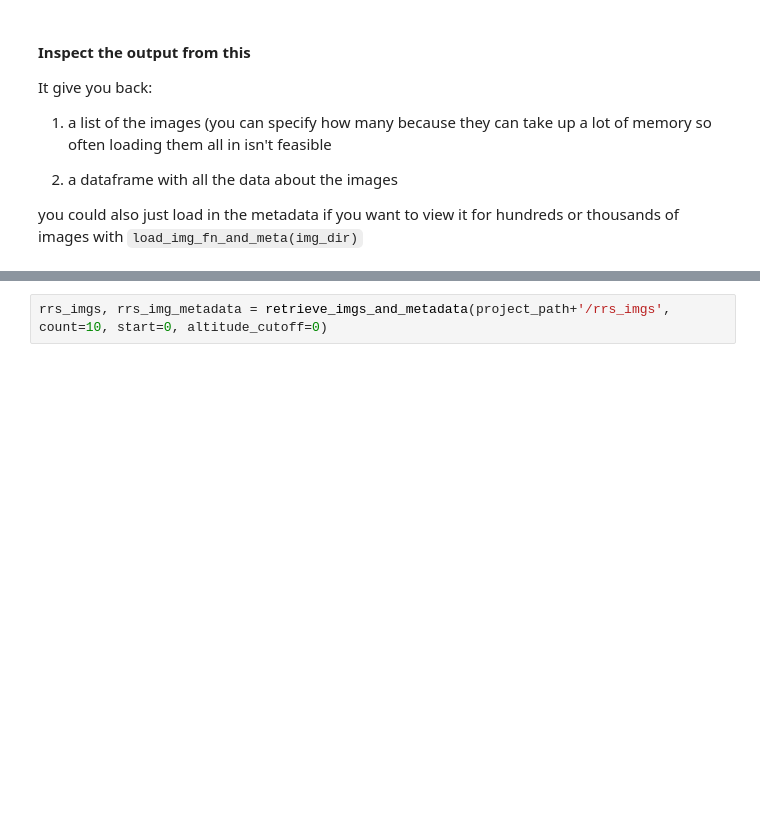
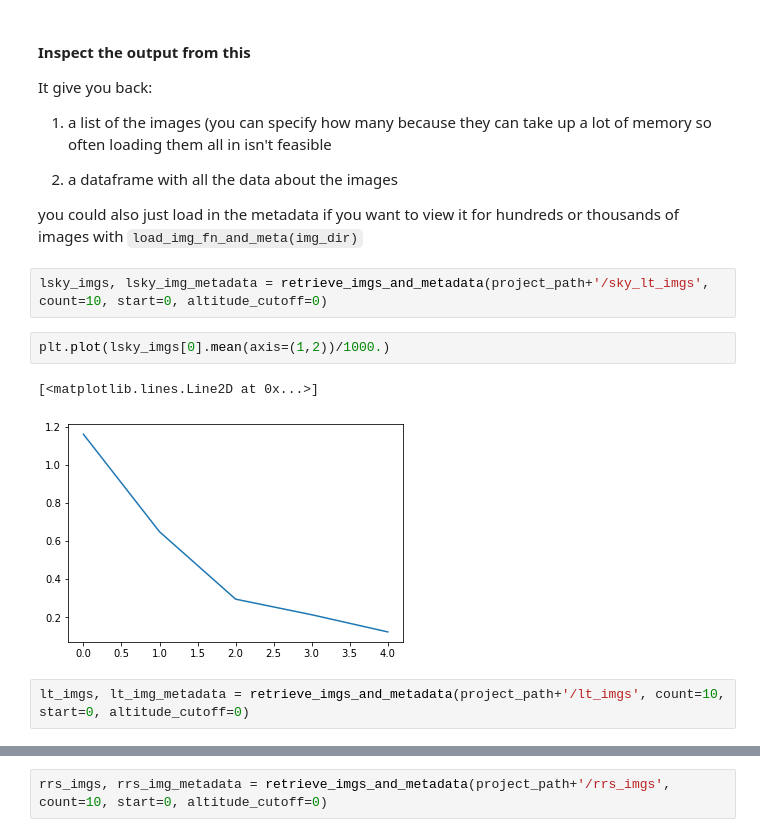
Before and after one commit to aewindle110/DroneWQ, a Jupyter notebook: UAS_radiometry_processing_v3.ipynb, the cells around one changed output, grey strips where cells are left out. Drawn from its saved outputs; the diff is of its cells as text; blank space fills up the shorter version.

```diff
--- a/UAS_radiometry_processing_v3.ipynb
+++ b/UAS_radiometry_processing_v3.ipynb
@@ -94,3 +144,12 @@ It give you back:
 2) a dataframe with all the data about the images
 
 you could also just load in the metadata if you want to view it for hundreds or thousands of images with `load_img_fn_and_meta(img_dir)`
+# %%
+lsky_imgs, lsky_img_metadata = retrieve_imgs_and_metadata(project_path+'/sky_lt_imgs', count=10, start=0, altitude_cutoff=0)
+# %%
+plt.plot(lsky_imgs[0].mean(axis=(1,2))/1000.)
+# %% [output]
+[<matplotlib.lines.Line2D at 0x...>]
+[figure, added]
+# %%
+lt_imgs, lt_img_metadata = retrieve_imgs_and_metadata(project_path+'/lt_imgs', count=10, start=0, altitude_cutoff=0)
```
Also changed, not shown: parts of 11 cells of this notebook, 2 other files.
